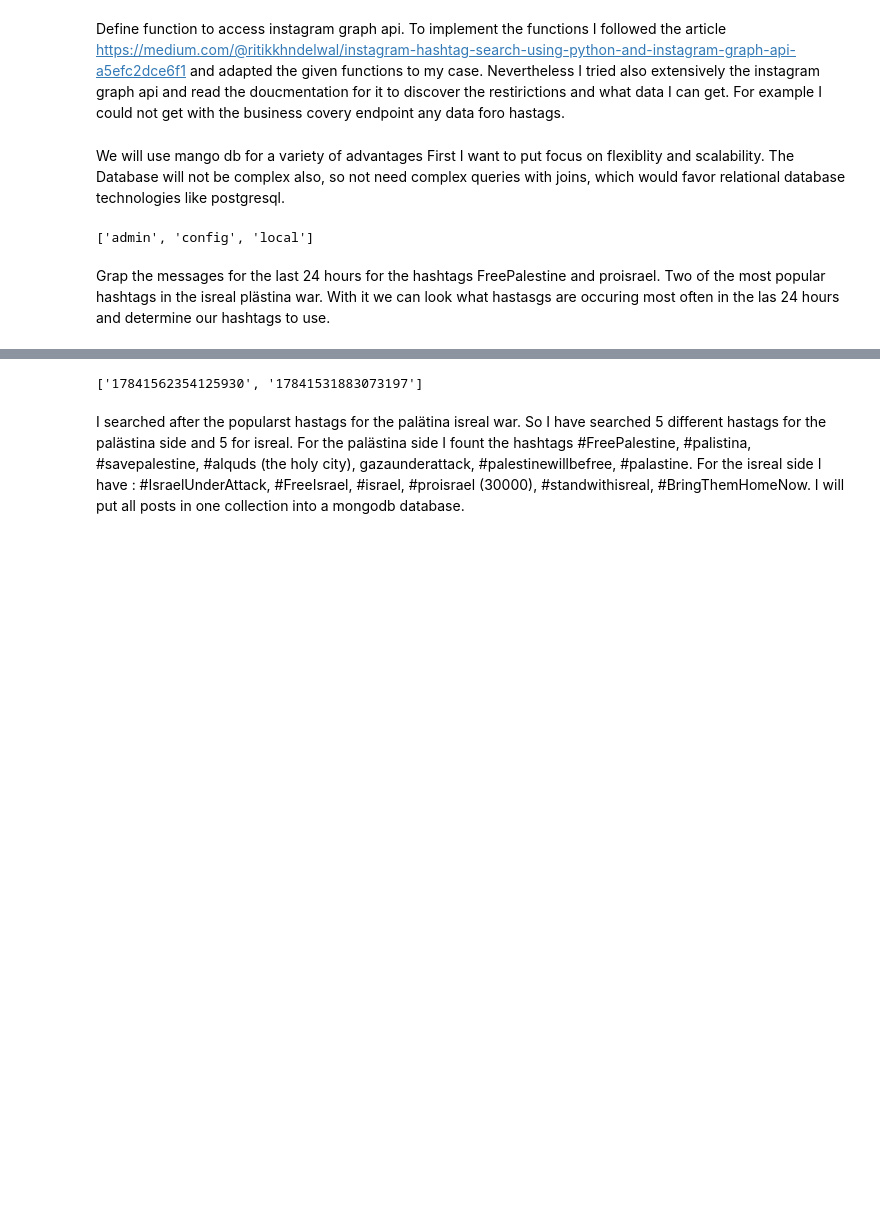
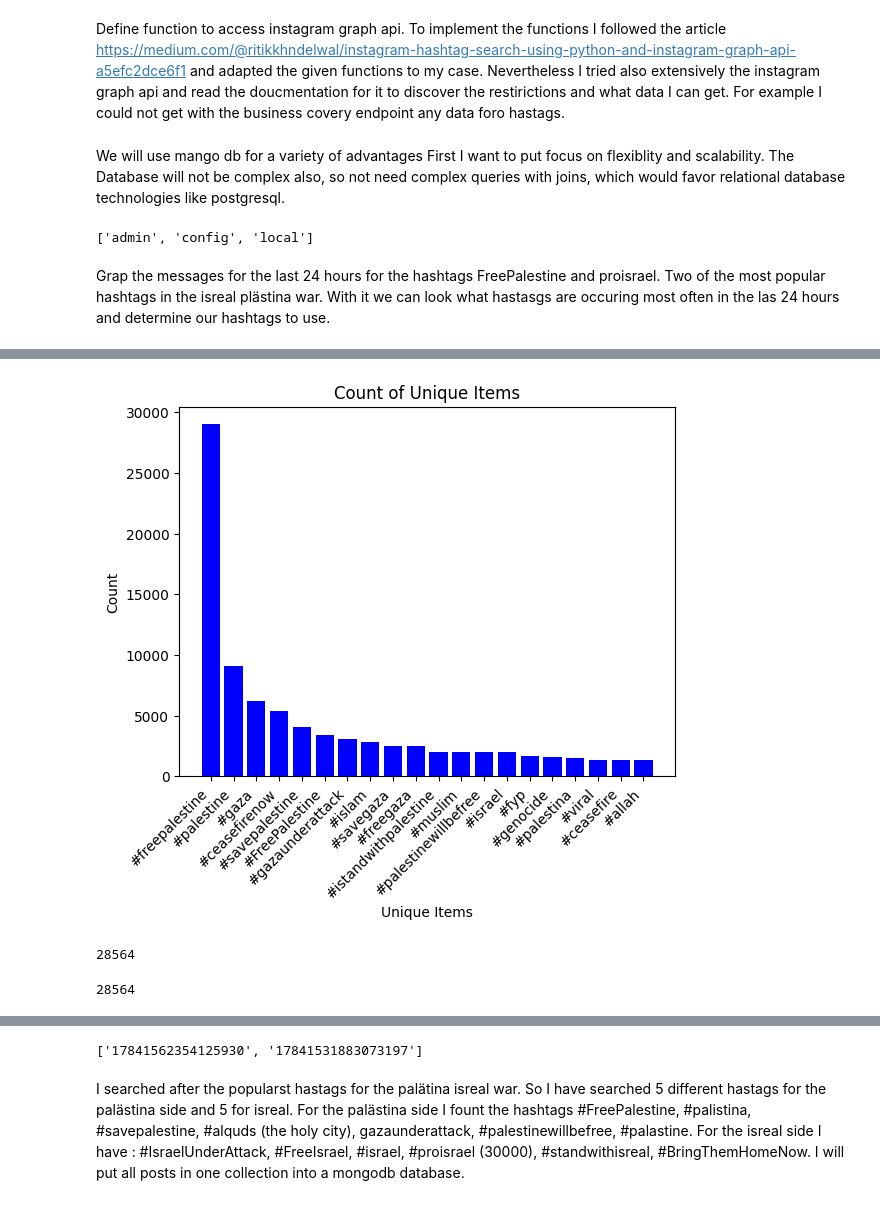
Before and after one commit to SavasKoeklu/BDA_Project, a Jupyter notebook: test.ipynb, the cells around one changed output, grey strips where cells are left out. Drawn from its saved outputs; the diff is of its cells as text; code cells hidden in the pictures; blank space fills up the shorter version.

Commit message:
finsih implemetation of data collection

```diff
--- a/test.ipynb
+++ b/test.ipynb
@@ -2,6 +2,7 @@
 Define function to access instagram graph api. To implement the functions I followed the article  https://medium.com/@ritikkhndelwal/instagram-hashtag-search-using-python-and-instagram-graph-api-a5efc2dce6f1 and adapted the given functions to my case. Nevertheless I tried also extensively the instagram graph api and read the doucmentation for it to discover the restirictions and what data I can get. For example I could not get with the business covery endpoint any data foro hastags.
 # %%
 import requests
+import re
 # access token can be used till february 2024
 access_token = "EAAKb83xTK40BO7gBDVcd3GoFsLMwJFEv1MrkbdbqpTKOVeA2a0GuZCnusq2SuGeD4IG2GjbeEV5OkV4dzHEN53KTRoDgnsKlsPLAIkuo2Yz7zdtEYRl3IvM4mHct3e6syQu0MjKt4wq3FViWZBkms1jGhxbFmOe8ZALYRQNfOBTOs4wH9I5v4kC"
 instagram_account_id = 17841402187545471
@@ -36,7 +37,7 @@ def get_recent_media(hashtag_id='',access_token = '',instagram_account_id = ''):
     param['access_token'] = access_token
     param['user_id'] = instagram_account_id
     param['fields'] = 'caption,like_count,permalink,timestamp,media_type'
-    response = requests.get(url, param)
+    response = requests.get(url, param,timeout=90)
     response = response.json()
     print(response)
     return response
@@ -89,0 +118,17 @@ while True:
+# %%
+from collections import Counter
+import matplotlib.pyplot as plt
+
+overall = []
+for post in data:
+    if "caption" in post:
+        hashtags = hashtags_inlcuded_In_text(post['caption'])
+        overall = overall + hashtags
+
+counts_of_unique = Counter(overall)
+
+# Sort items based on counts in descending order
+sorted_items = sorted(counts_of_unique.items(), key=lambda x: x[1], reverse=True)
+# %%
+top_items = sorted_items[:20]
+top_items
@@ -89,0 +156,18 @@ while True:
+# %%
+# Extract items and their counts for plotting
+items, counts = zip(*top_items)
+
+# Plotting the bar chart
+plt.bar(items, counts, color='blue')
+plt.xlabel('Unique Items')
+plt.ylabel('Count')
+plt.title('Count of Unique Items')
+plt.xticks(rotation=45, ha='right')
+plt.show()
+# %% [output]
+[figure, added]
+# %%
+
+len(data)
+# %% [output]
+28564
@@ -89,0 +176,4 @@ while True:
+# %%
+posts.count_documents({})
+# %% [output]
+28564
```
Also changed, not shown: parts of 7 cells of this notebook, 2 other files.
